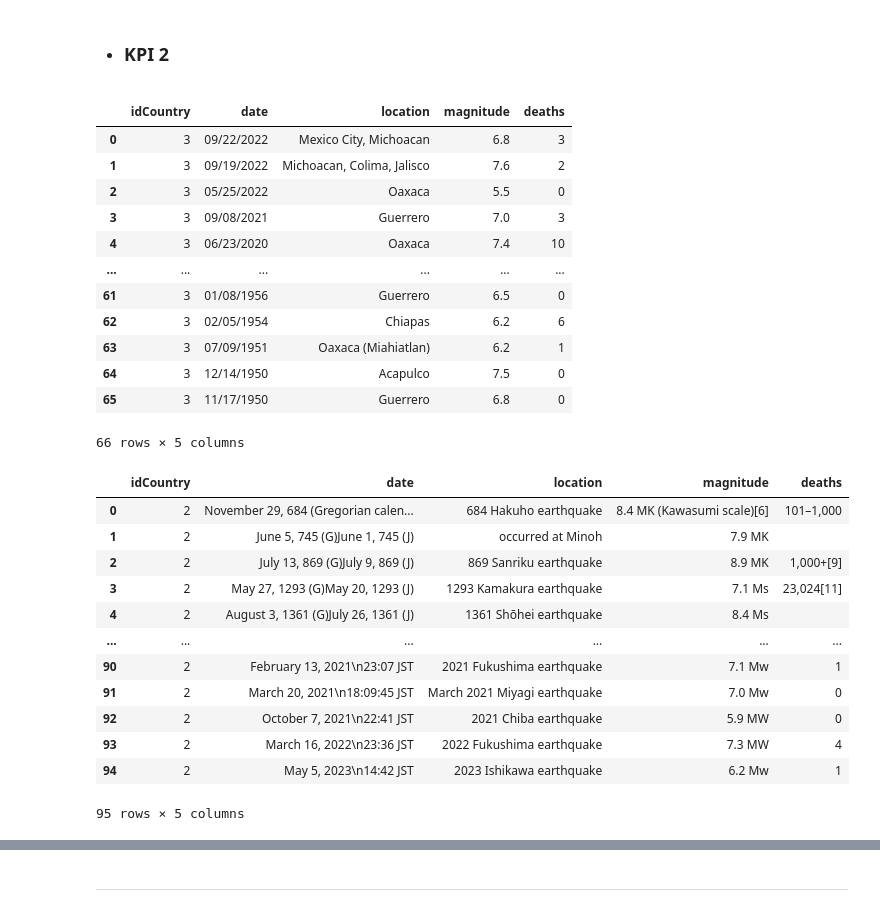
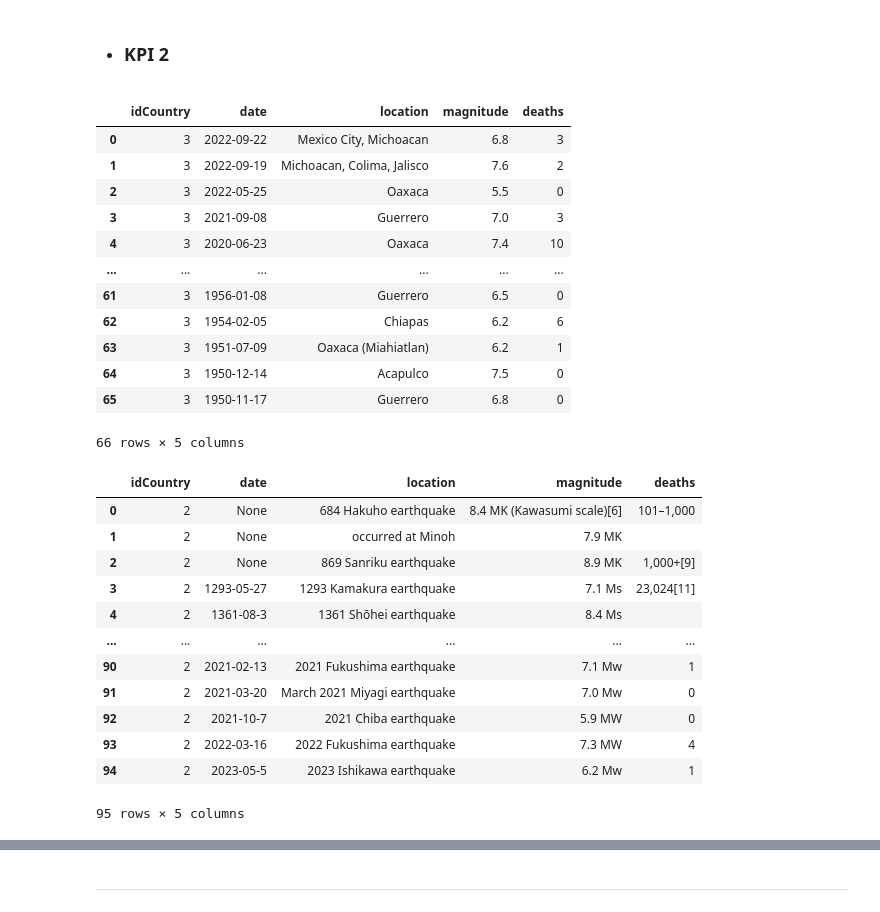
Before and after one commit to ReneRamosTrvn/alertas_sismicas, a Jupyter notebook: ETL.ipynb, the cells around one changed output, grey strips where cells are left out. Drawn from its saved outputs; the diff is of its cells as text; code cells hidden in the pictures.

```diff
--- a/ETL.ipynb
+++ b/ETL.ipynb
@@ -279,53 +317,52 @@ df_mexico.to_json("México.json")
 # %%
 # Mexico
-import pandas as pd
-from bs4 import BeautifulSoup
 
 url = 'https://www.worlddata.info/america/mexico/earthquakes.php'
 response = requests.get(url)
 soup = BeautifulSoup(response.text, 'html.parser')
 seccion = soup.find('table', {'class': 'std100 hover'})
 rows = seccion.find_all("tr")
 
 data_mex = []
 for row in rows[1:]: # Saltamos la primera fila que contiene los encabezados de la tabla
     cols = row.find_all('td')
     date = cols[0].text.strip()
     location = cols[1].text.strip()
     depth = cols[2].text.strip()
     magnitude = cols[3].text.strip()
     deaths = cols[4].text.strip()
     data_mex.append([date, location, depth, magnitude, deaths])
 
 # Crear dataframe
 df_mex = pd.DataFrame(data_mex, columns=["date", "location", "depth", "magnitude", "deaths"])
 # Mostrar el dataframe
 # Hay que normalizar los 3 Dataframes para posteriormente unirlos en 1 sola tabla
 
 # Colocamos el id de Mexico = 2
 df_mex["idCountry"] = 3
+# Colocamos correcto tipo en date
+df_mex['date'] = pd.to_datetime(df_mex['date'], format='%m/%d/%Y')
+
 # Reordenamos
 df_mex = df_mex[["idCountry","date","location","magnitude","deaths"]]
+
 df_mex
 # %% [output]
 |  | idCountry | date | location | magnitude | deaths |
-| 0 | 3 | 09/22/2022 | Mexico City, Michoacan | 6.8 | 3 |
-| 1 | 3 | 09/19/2022 | Michoacan, Colima, Jalisco | 7.6 | 2 |
-| 2 | 3 | 05/25/2022 | Oaxaca | 5.5 | 0 |
-| 3 | 3 | 09/08/2021 | Guerrero | 7.0 | 3 |
-| 4 | 3 | 06/23/2020 | Oaxaca | 7.4 | 10 |
+| 0 | 3 | 2022-09-22 | Mexico City, Michoacan | 6.8 | 3 |
+| 1 | 3 | 2022-09-19 | Michoacan, Colima, Jalisco | 7.6 | 2 |
+| 2 | 3 | 2022-05-25 | Oaxaca | 5.5 | 0 |
+| 3 | 3 | 2021-09-08 | Guerrero | 7.0 | 3 |
+| 4 | 3 | 2020-06-23 | Oaxaca | 7.4 | 10 |
 | ... | ... | ... | ... | ... | ... |
-| 61 | 3 | 01/08/1956 | Guerrero | 6.5 | 0 |
-| 62 | 3 | 02/05/1954 | Chiapas | 6.2 | 6 |
-| 63 | 3 | 07/09/1951 | Oaxaca (Miahiatlan) | 6.2 | 1 |
-| 64 | 3 | 12/14/1950 | Acapulco | 7.5 | 0 |
-| 65 | 3 | 11/17/1950 | Guerrero | 6.8 | 0 |
+| 61 | 3 | 1956-01-08 | Guerrero | 6.5 | 0 |
+| 62 | 3 | 1954-02-05 | Chiapas | 6.2 | 6 |
+| 63 | 3 | 1951-07-09 | Oaxaca (Miahiatlan) | 6.2 | 1 |
+| 64 | 3 | 1950-12-14 | Acapulco | 7.5 | 0 |
+| 65 | 3 | 1950-11-17 | Guerrero | 6.8 | 0 |
 66 rows × 5 columns
 # %%
 # Japon
-import requests
-from bs4 import BeautifulSoup
-
 
 url = 'https://en.wikipedia.org/wiki/List_of_earthquakes_in_Japan'
 response = requests.get(url)
@@ -347,21 +384,28 @@ for row in rows[1:]: # Saltamos la primera fila que contiene los encabezados de
 df_jap = pd.DataFrame(data_jap, columns=["date", "magnitude", "deaths", "location"])
 # Mostrar el dataframe
 df_jap["idCountry"] = 2
-df_jap[["idCountry","date","location","magnitude","deaths"]]
+
+# Aplicamos la función a la columna date y creamos una nueva columna "clean_date"
+df_jap['date'] = df_jap['date'].apply(clean_date)
+df_jap["date"].replace("",None,inplace=True)
+# Reordenamos
+df_jap = df_jap[["idCountry","date","location","magnitude","deaths"]]
+
+# Observamos
 df_jap
 # %% [output]
 |  | idCountry | date | location | magnitude | deaths |
-| 0 | 2 | November 29, 684 (Gregorian calen... | 684 Hakuho earthquake | 8.4 MK (Kawasumi scale)[6] | 101–1,000 |
-| 1 | 2 | June 5, 745 (G)June 1, 745 (J) | occurred at Minoh | 7.9 MK |  |
-| 2 | 2 | July 13, 869 (G)July 9, 869 (J) | 869 Sanriku earthquake | 8.9 MK | 1,000+[9] |
-| 3 | 2 | May 27, 1293 (G)May 20, 1293 (J) | 1293 Kamakura earthquake | 7.1 Ms | 23,024[11] |
-| 4 | 2 | August 3, 1361 (G)July 26, 1361 (J) | 1361 Shōhei earthquake | 8.4 Ms |  |
+| 0 | 2 | None | 684 Hakuho earthquake | 8.4 MK (Kawasumi scale)[6] | 101–1,000 |
+| 1 | 2 | None | occurred at Minoh | 7.9 MK |  |
+| 2 | 2 | None | 869 Sanriku earthquake | 8.9 MK | 1,000+[9] |
+| 3 | 2 | 1293-05-27 | 1293 Kamakura earthquake | 7.1 Ms | 23,024[11] |
+| 4 | 2 | 1361-08-3 | 1361 Shōhei earthquake | 8.4 Ms |  |
 | ... | ... | ... | ... | ... | ... |
-| 90 | 2 | February 13, 2021\n23:07 JST | 2021 Fukushima earthquake | 7.1 Mw | 1 |
-| 91 | 2 | March 20, 2021\n18:09:45 JST | March 2021 Miyagi earthquake | 7.0 Mw | 0 |
-| 92 | 2 | October 7, 2021\n22:41 JST | 2021 Chiba earthquake | 5.9 MW | 0 |
-| 93 | 2 | March 16, 2022\n23:36 JST | 2022 Fukushima earthquake | 7.3 MW | 4 |
-| 94 | 2 | May 5, 2023\n14:42 JST | 2023 Ishikawa earthquake | 6.2 Mw | 1 |
+| 90 | 2 | 2021-02-13 | 2021 Fukushima earthquake | 7.1 Mw | 1 |
+| 91 | 2 | 2021-03-20 | March 2021 Miyagi earthquake | 7.0 Mw | 0 |
+| 92 | 2 | 2021-10-7 | 2021 Chiba earthquake | 5.9 MW | 0 |
+| 93 | 2 | 2022-03-16 | 2022 Fukushima earthquake | 7.3 MW | 4 |
+| 94 | 2 | 2023-05-5 | 2023 Ishikawa earthquake | 6.2 Mw | 1 |
 95 rows × 5 columns
 # %%
 # USA
```
Also changed, not shown: parts of 6 cells of this notebook, 2 other files.
